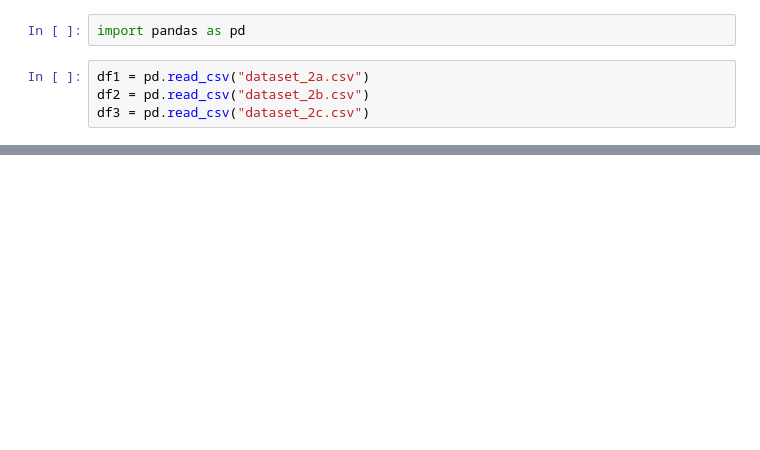
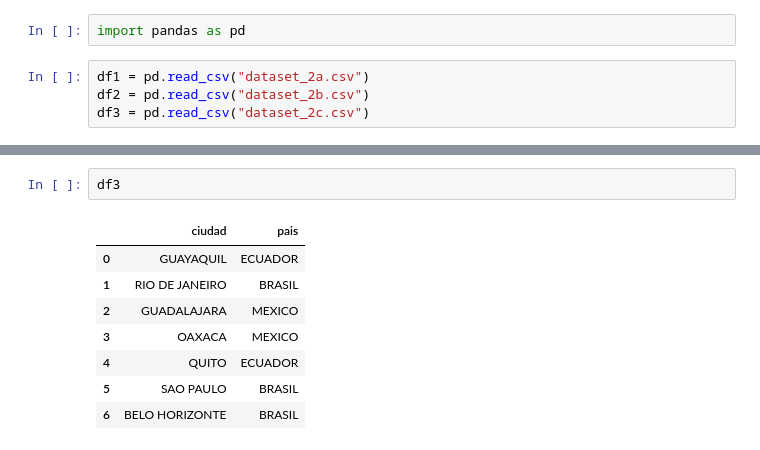
Before and after one commit to Jesusleg95/AnalisisDatosPython, a Jupyter notebook: Introduccion_AnalisisDatos/PandasII.ipynb, the cells around one changed output, grey strips where cells are left out. Saved outputs shown, nothing was run; the diff lists cells and outputs as text; blank space fills up the shorter version.

```diff
--- a/Introduccion_AnalisisDatos/PandasII.ipynb
+++ b/Introduccion_AnalisisDatos/PandasII.ipynb
@@ -16,0 +40,11 @@ df3 = pd.read_csv("dataset_2c.csv")
+# %%
+df3
+# %% [output]
+|  | ciudad | pais |
+| 0 | GUAYAQUIL | ECUADOR |
+| 1 | RIO DE JANEIRO | BRASIL |
+| 2 | GUADALAJARA | MEXICO |
+| 3 | OAXACA | MEXICO |
+| 4 | QUITO | ECUADOR |
+| 5 | SAO PAULO | BRASIL |
+| 6 | BELO HORIZONTE | BRASIL |
```
Also changed, not shown: parts of 6 cells of this notebook.
